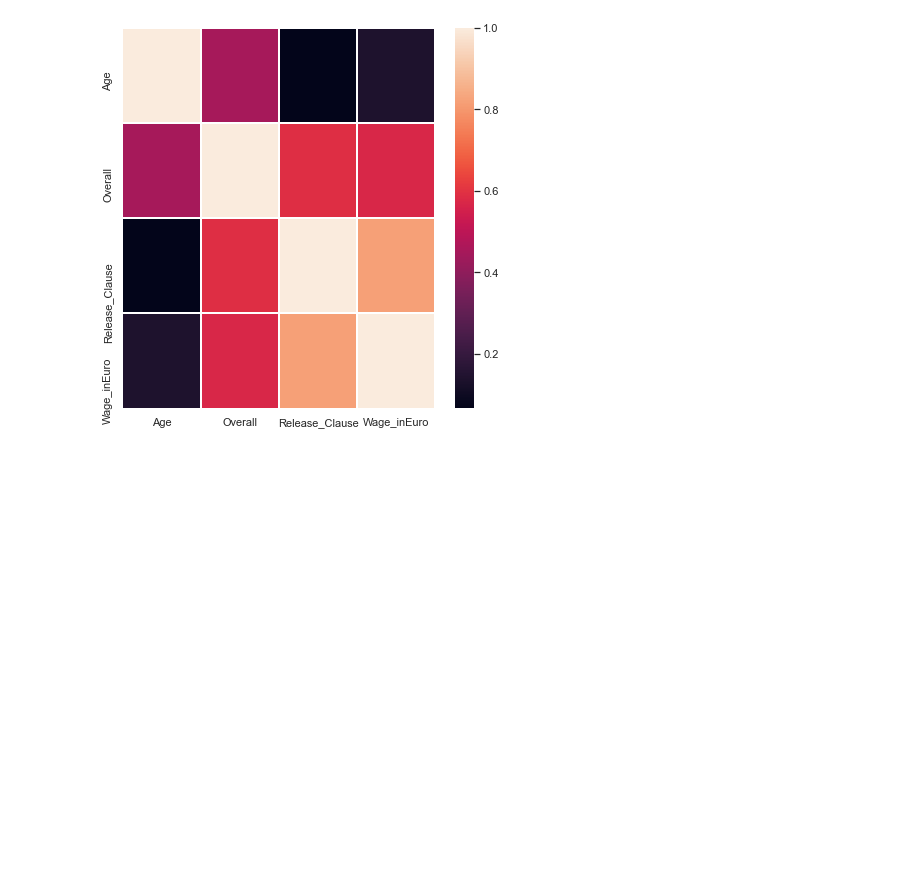
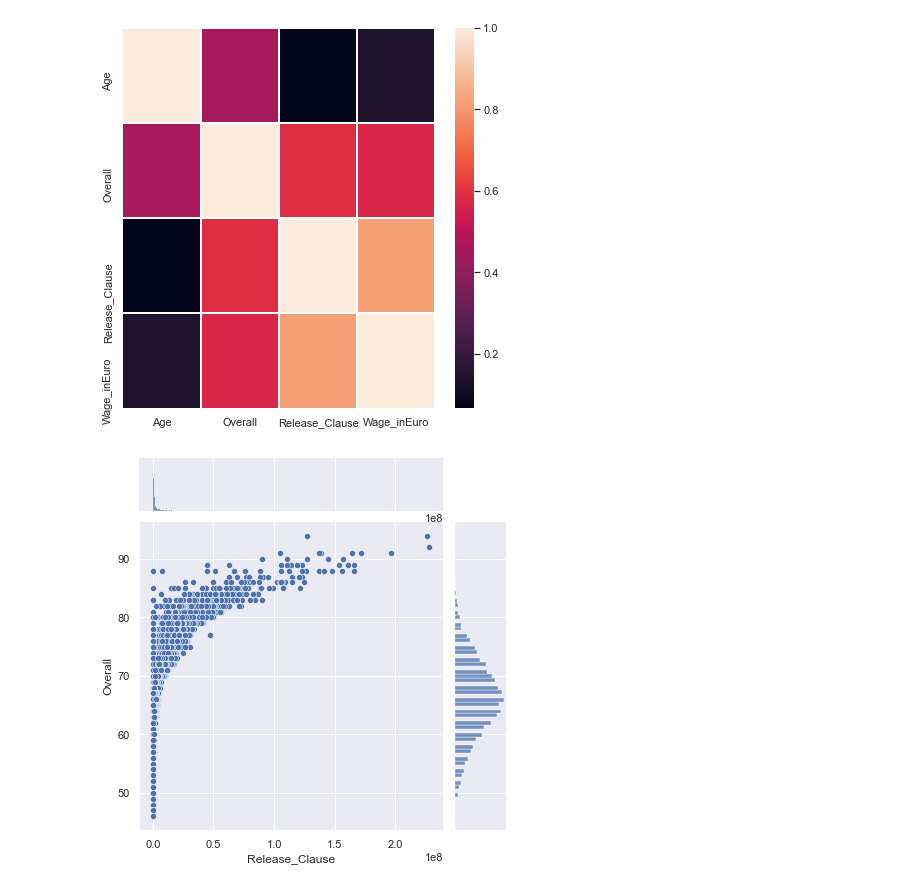
Before and after one commit to ArunitaYen/DataVisualization_fifaDataset, a Jupyter notebook: Fifa_vizualization.ipynb, the cells around one changed output. Drawn from its saved outputs; the diff is of its cells as text; code cells hidden in the pictures; blank space fills up the shorter version.

```diff
--- a/Fifa_vizualization.ipynb
+++ b/Fifa_vizualization.ipynb
@@ -465,4 +465,10 @@ sns.heatmap(wdata.corr(),  linewidths=0.5,linecolor="white")
 plt.show()
 # %% [output]
 [figure]
+# %%
+#dependency of overall and release clause
+sns.jointplot(x = "Release_Clause", y= "Overall", data = wdata)
+plt.show()
+# %% [output]
+[figure, added]
 # %%
```
Also changed, not shown: parts of 1 cell of this notebook.
